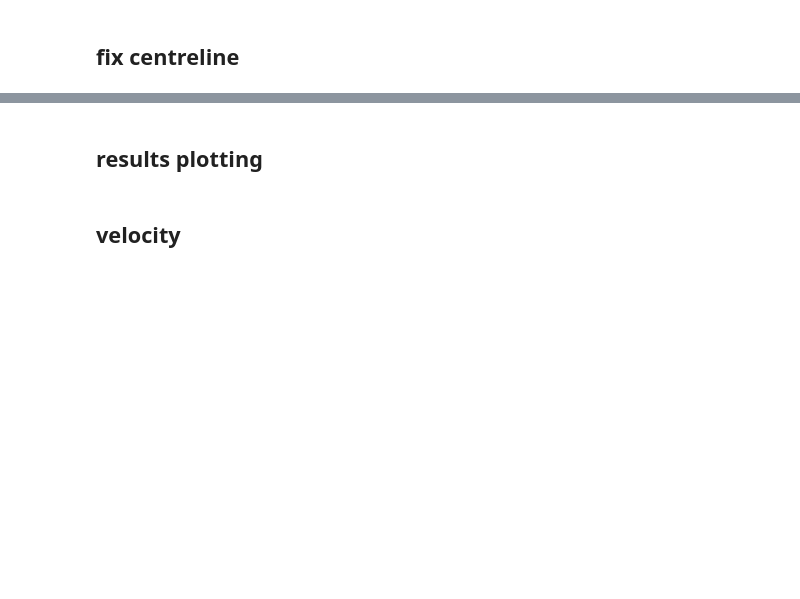
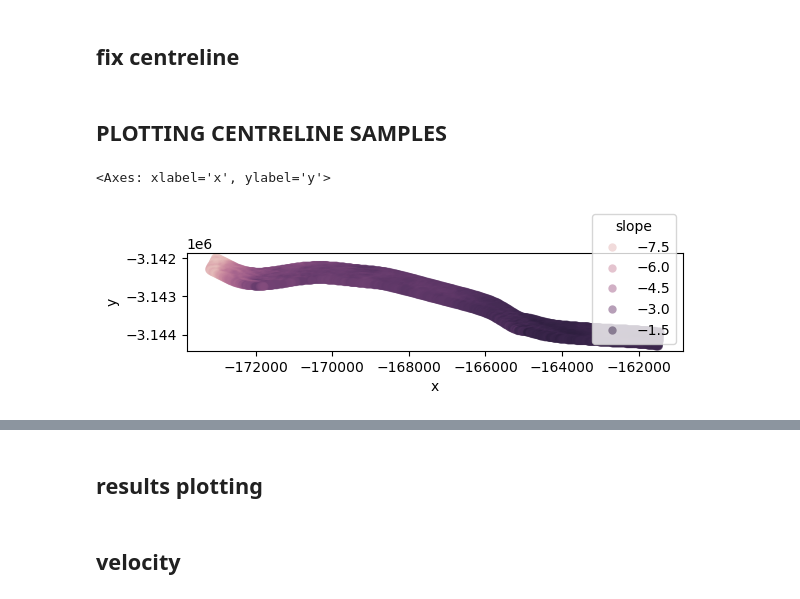
Before and after one commit to tlohde/lake-terminating-glaciers, a Jupyter notebook: src/scratchpad.ipynb, the cells around one changed output, grey strips where cells are left out. Cells and saved outputs as stored; diff of their text form; code cells hidden in the pictures; blank space fills up the shorter version.

```diff
--- a/src/scratchpad.ipynb
+++ b/src/scratchpad.ipynb
@@ -25,12 +25,3 @@ prj = ccrs.Stereographic(
     central_longitude=-45,
     true_scale_latitude=70
 )
-# %%
-dirs = glob('../data/id*')
-for d in dirs:
-    f = glob('elevation_sample*', root_dir=d)
-    if len(f)==0:
-        print(f'fuck: {d}')
-    else:
-        df = da.read_parquet(os.path.join(d, f[0]))
-        print(len(df))
@@ -280,3 +159,5 @@ ax.plot(*wkt.loads(ds.attrs['centreline']).coords.xy, c='k', ls=':')
+# %% [markdown]
+## PLOTTING CENTRELINE SAMPLES
 # %%
 df = da.concat([da.read_parquet(f) for f in glob('../data/**/elevation_sample.parquet')])
 df = df.reset_index(drop=True)
@@ -288,4 +169,16 @@ df = df.compute()
 df['z_bins'] = pd.cut(df['z_median'], np.arange(-50,2000,100))
 df['mid_bin'] = df['z_bins'].apply(lambda x: int(x.mid))
 groups = df.groupby(['where', 'lake_land'])
+# %%
+fig, ax = plt.subplots(subplot_kw={'aspect':'equal'})
+sns.scatterplot(data=df.loc[df['id']=='17'],
+                x='x',
+                y='y',
+                hue='slope',
+                ec='none',
+                alpha=0.5,
+                ax=ax)
+# %% [output]
+<Axes: xlabel='x', ylabel='y'>
+[figure, added]
 # %%
```
Also changed, not shown: parts of 17 cells of this notebook, 6 other files.
